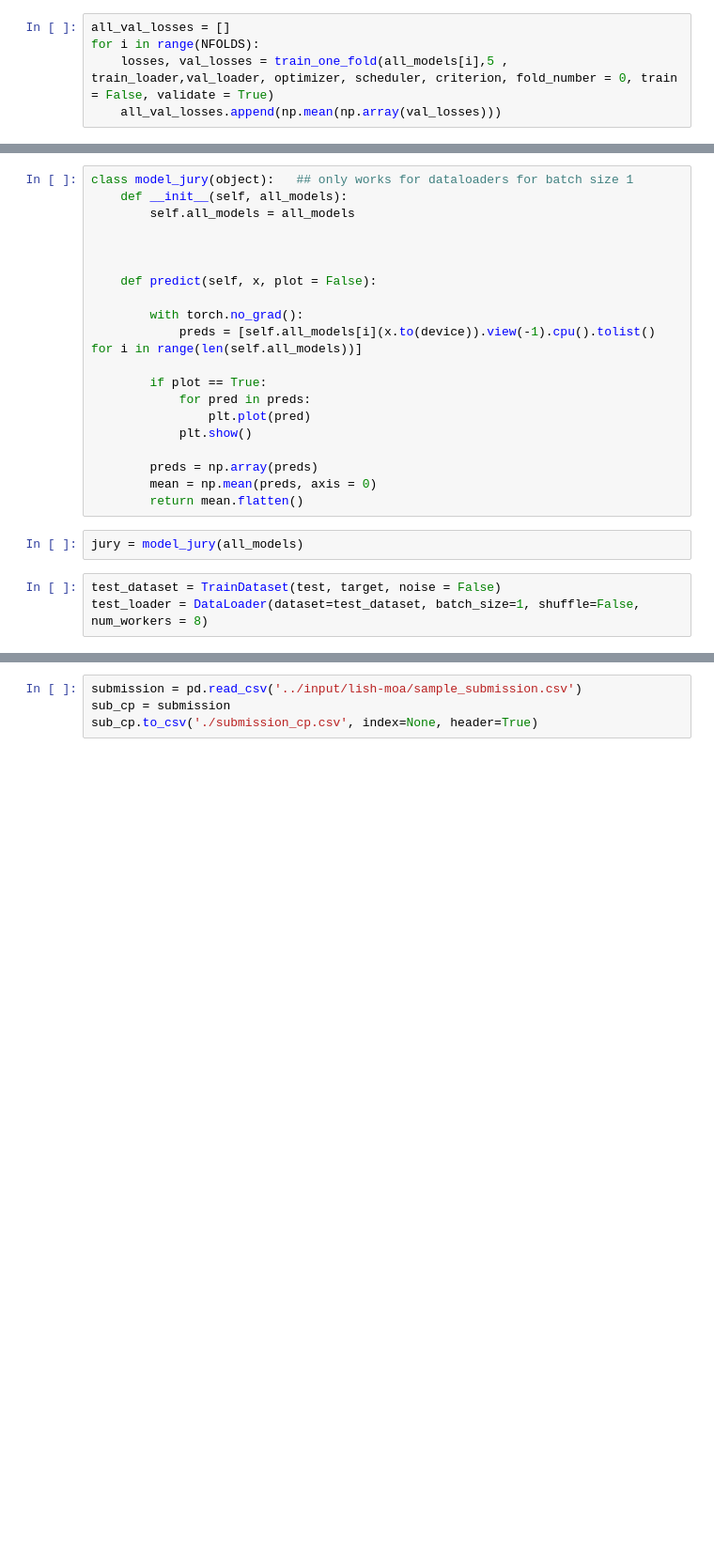
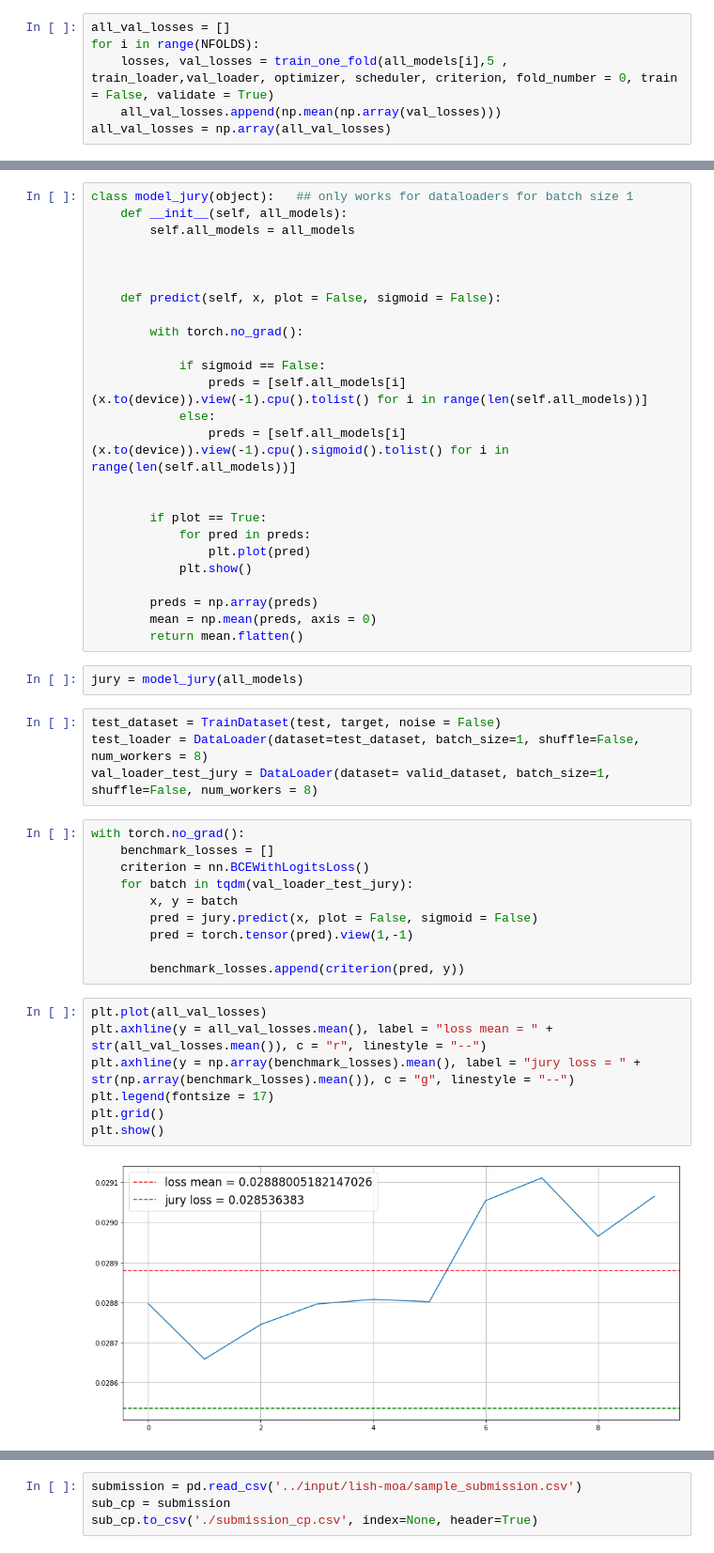
Before and after one commit to Mainakdeb/moa-classification, a Jupyter notebook: moa-classification.ipynb, the cells around one changed output, grey strips where cells are left out. Shown: that part at 94% size. Saved outputs shown, nothing was run; the diff lists cells and outputs as text; blank space fills up the shorter version.

Commit message:
K-Fold with benchmark: <new best score>

```diff
--- a/moa-classification.ipynb
+++ b/moa-classification.ipynb
@@ -328,3 +354,4 @@ all_val_losses = []
 for i in range(NFOLDS):
     losses, val_losses = train_one_fold(all_models[i],5 , train_loader,val_loader, optimizer, scheduler, criterion, fold_number = 0, train = False, validate = True)
     all_val_losses.append(np.mean(np.array(val_losses)))
+all_val_losses = np.array(all_val_losses)
@@ -341,10 +362,15 @@ class model_jury(object):   ## only works for dataloaders for batch size 1
 
 
 
-    def predict(self, x, plot = False):
+    def predict(self, x, plot = False, sigmoid = False):
 
         with torch.no_grad():
-            preds = [self.all_models[i](x.to(device)).view(-1).cpu().tolist() for i in range(len(self.all_models))]
+
+            if sigmoid == False:
+                preds = [self.all_models[i](x.to(device)).view(-1).cpu().tolist() for i in range(len(self.all_models))]
+            else:
+                preds = [self.all_models[i](x.to(device)).view(-1).cpu().sigmoid().tolist() for i in range(len(self.all_models))]
+
 
         if plot == True:
             for pred in preds:
@@ -359,6 +385,26 @@ jury = model_jury(all_models)
 # %%
 test_dataset = TrainDataset(test, target, noise = False)
 test_loader = DataLoader(dataset=test_dataset, batch_size=1, shuffle=False, num_workers = 8)
+val_loader_test_jury = DataLoader(dataset= valid_dataset, batch_size=1, shuffle=False, num_workers = 8)
+# %%
+with torch.no_grad():
+    benchmark_losses = []
+    criterion = nn.BCEWithLogitsLoss()
+    for batch in tqdm(val_loader_test_jury):
+        x, y = batch
+        pred = jury.predict(x, plot = False, sigmoid = False)
+        pred = torch.tensor(pred).view(1,-1)
+
+        benchmark_losses.append(criterion(pred, y))
+# %%
+plt.plot(all_val_losses)
+plt.axhline(y = all_val_losses.mean(), label = "loss mean = " + str(all_val_losses.mean()), c = "r", linestyle = "--")
+plt.axhline(y = np.array(benchmark_losses).mean(), label = "jury loss = " + str(np.array(benchmark_losses).mean()), c = "g", linestyle = "--")
+plt.legend(fontsize = 17)
+plt.grid()
+plt.show()
+# %% [output]
+[figure, added]
 # %%
 list_of_preds = []
 for batch in tqdm(test_loader):
```
Also changed, not shown: parts of 12 cells of this notebook.
